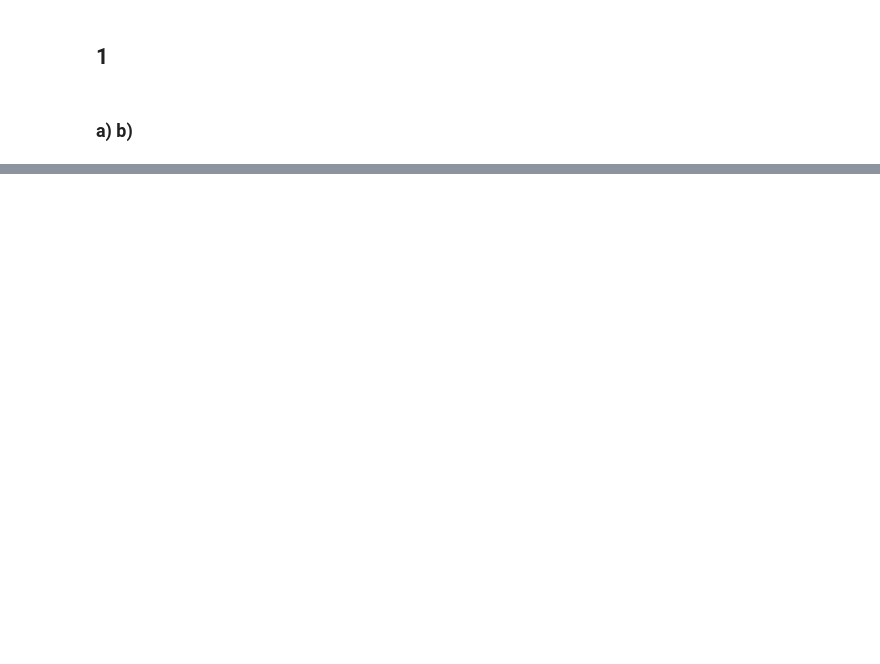
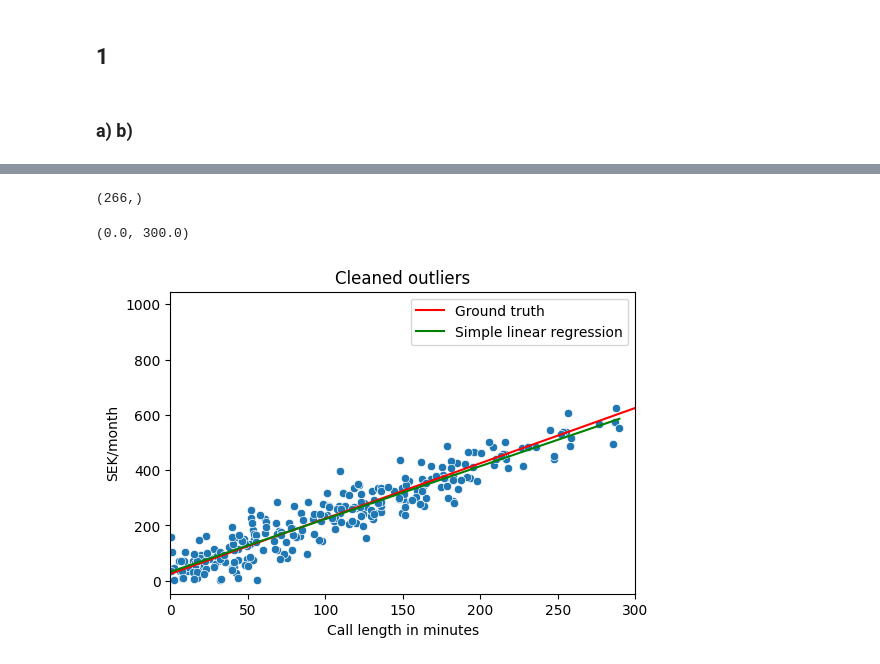
Before and after one commit to felix-tjernberg/machine-learning, a Jupyter notebook: exercises/exercise-1.ipynb, the cells around one changed output, grey strips where cells are left out. Drawn from its saved outputs; the diff is of its cells as text; code cells hidden in the pictures; blank space fills up the shorter version.

```diff
--- a/exercises/exercise-1.ipynb
+++ b/exercises/exercise-1.ipynb
@@ -19,5 +25,5 @@ randomized_error[:5]
 # %%
-y_sek_per_month = 2 * x_minutes_per_month + 25 + randomized_error
+y_sek_per_month = 2 * x_miznutes_per_month + 25 + randomized_error
 # %%
 fig, ax = pyplot.subplots(dpi=100)
 seaborn.scatterplot(x=x_minutes_per_month, y=y_sek_per_month)
@@ -103,0 +140,16 @@ train_data["X"].shape, train_data['y'].shape, test_data["X"].shape, test_data['y
+# %%
+def simple_linear_regression(
+    X: pandas.DataFrame, y: pandas.Series
+) -> pandas.DataFrame:
+    return numpy.linalg.inv(X.T @ X) @ X.T @ y
+
+
+def add_intercept_column(X: pandas.Series) -> pandas.Series:
+    return pandas.DataFrame(X).assign(intercept=1)
+
+
+def predict(X, weights):
+    return X @ weights
+# %%
+weights = simple_linear_regression(add_intercept_column(train_data["X"]), train_data["y"]) # beta_hat
+weights
@@ -103,0 +168,2 @@ train_data["X"].shape, train_data['y'].shape, test_data["X"].shape, test_data['y
+# %%
+regression_line = predict(add_intercept_column(train_data["X"]).to_numpy(), weights)
@@ -103,0 +192,19 @@ train_data["X"].shape, train_data['y'].shape, test_data["X"].shape, test_data['y
+# %%
+regression_line.shape
+# %% [output]
+(266,)
+# %%
+fig, ax = pyplot.subplots(dpi=100)
+seaborn.scatterplot(x=train_data['X'], y=train_data['y'])
+seaborn.lineplot(x=x_minutes_per_month, y=y_sek_per_month_ground_truth, color='red', label='Ground truth')
+seaborn.lineplot(x=train_data['X'], y=regression_line, color='green', label='Simple linear regression')
+ax.set(
+    title="Cleaned outliers",
+    xlabel="Call length in minutes",
+    ylabel="SEK/month",
+)
+ax.legend()
+pyplot.xlim(0,300)
+# %% [output]
+(0.0, 300.0)
+[figure, added]
```
Also changed, not shown: parts of 15 cells of this notebook.
